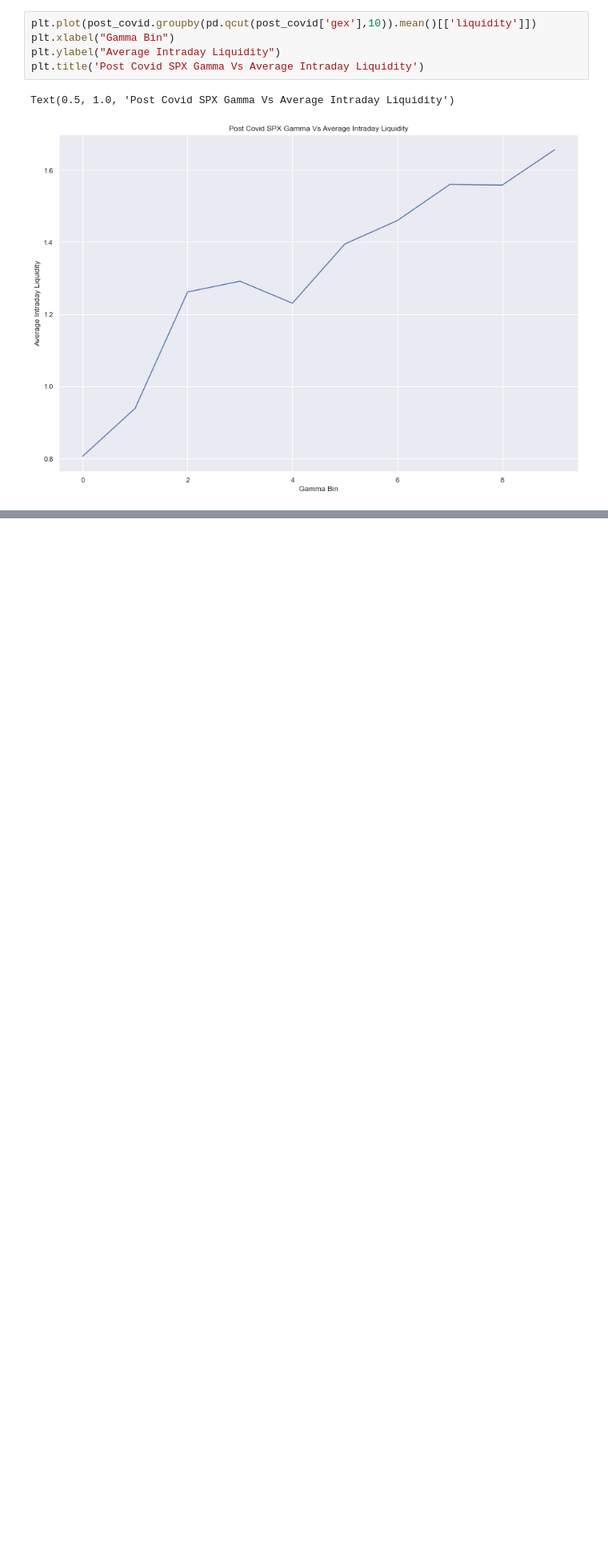
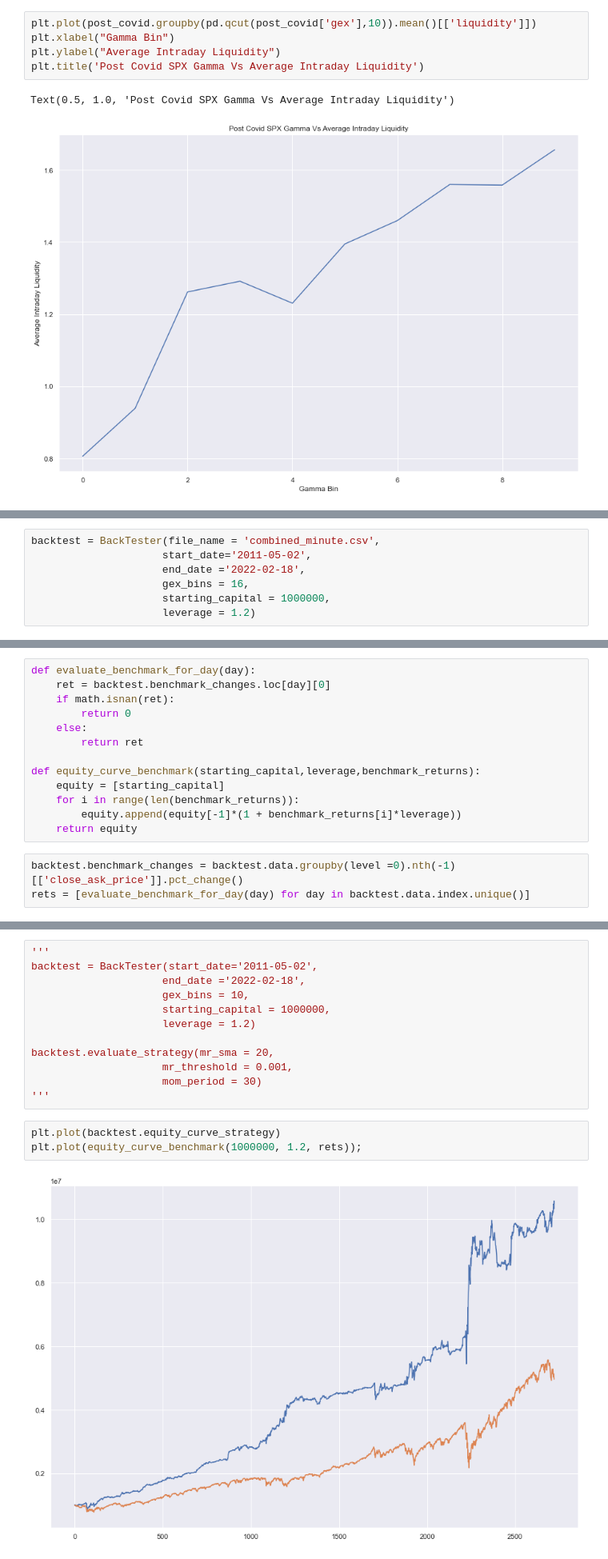
Before and after one commit to nickkxsper/index-gamma, a Jupyter notebook: gex_explore.ipynb, the cells around one changed output, grey strips where cells are left out. Shown at 80% size. Saved outputs shown, nothing was run; the diff lists cells and outputs as text; blank space fills up the shorter version.

Commit message:
feat: added backtester class & strategy

```diff
--- a/gex_explore.ipynb
+++ b/gex_explore.ipynb
@@ -136,0 +143,7 @@ Text(0.5, 1.0, 'Post Covid SPX Gamma Vs Average Intraday Liquidity')
+# %%
+backtest = BackTester(file_name = 'combined_minute.csv',
+                     start_date='2011-05-02',
+                     end_date ='2022-02-18',
+                     gex_bins = 16,
+                     starting_capital = 1000000,
+                     leverage = 1.2)
@@ -136,0 +167,16 @@ Text(0.5, 1.0, 'Post Covid SPX Gamma Vs Average Intraday Liquidity')
+# %%
+def evaluate_benchmark_for_day(day):
+    ret = backtest.benchmark_changes.loc[day][0]
+    if math.isnan(ret):
+        return 0
+    else:
+        return ret
+
+def equity_curve_benchmark(starting_capital,leverage,benchmark_returns):
+    equity = [starting_capital]
+    for i in range(len(benchmark_returns)):
+        equity.append(equity[-1]*(1 + benchmark_returns[i]*leverage))
+    return equity
+# %%
+backtest.benchmark_changes = backtest.data.groupby(level =0).nth(-1)[['close_ask_price']].pct_change()
+rets = [evaluate_benchmark_for_day(day) for day in backtest.data.index.unique()]
@@ -136,0 +187,17 @@ Text(0.5, 1.0, 'Post Covid SPX Gamma Vs Average Intraday Liquidity')
+# %%
+'''
+backtest = BackTester(start_date='2011-05-02',
+                     end_date ='2022-02-18',
+                     gex_bins = 10,
+                     starting_capital = 1000000,
+                     leverage = 1.2)
+
+backtest.evaluate_strategy(mr_sma = 20,
+                     mr_threshold = 0.001,
+                     mom_period = 30)
+'''
+# %%
+plt.plot(backtest.equity_curve_strategy)
+plt.plot(equity_curve_benchmark(1000000, 1.2, rets));
+# %% [output]
+[figure, added]
```
Also changed, not shown: parts of 16 cells of this notebook, 5 other files.
